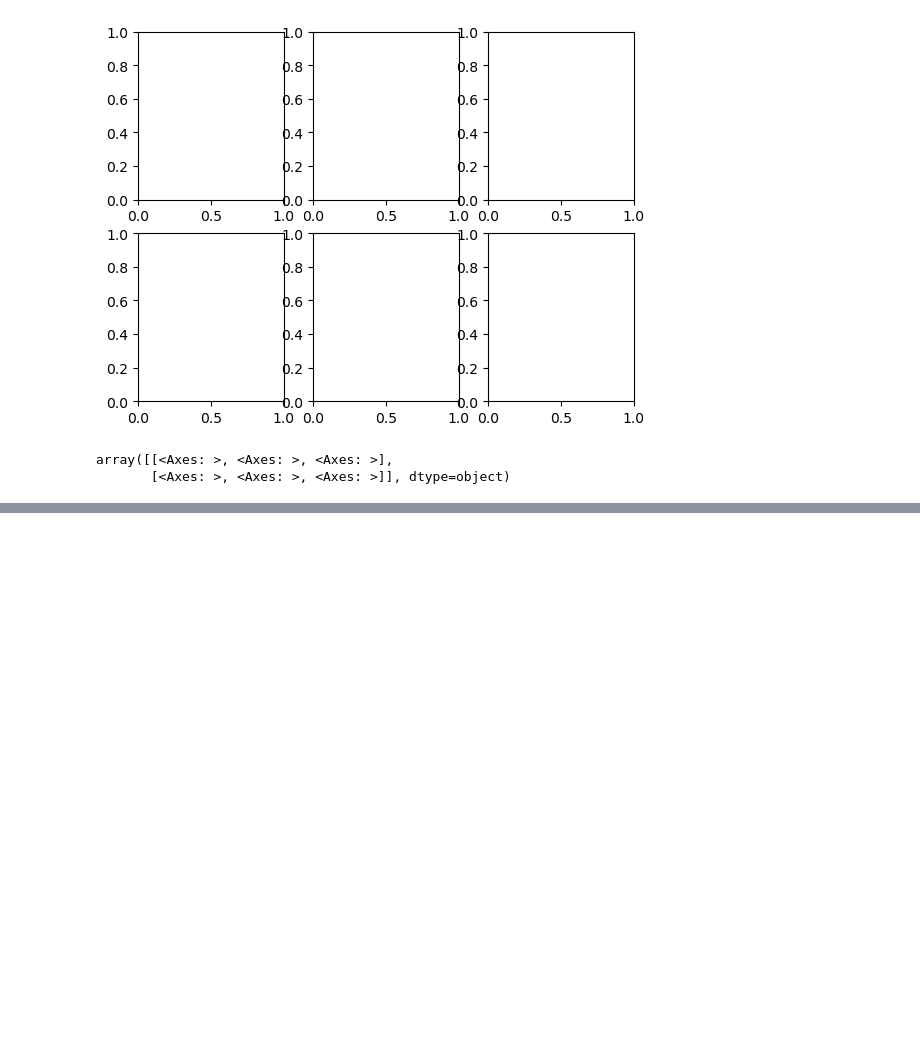
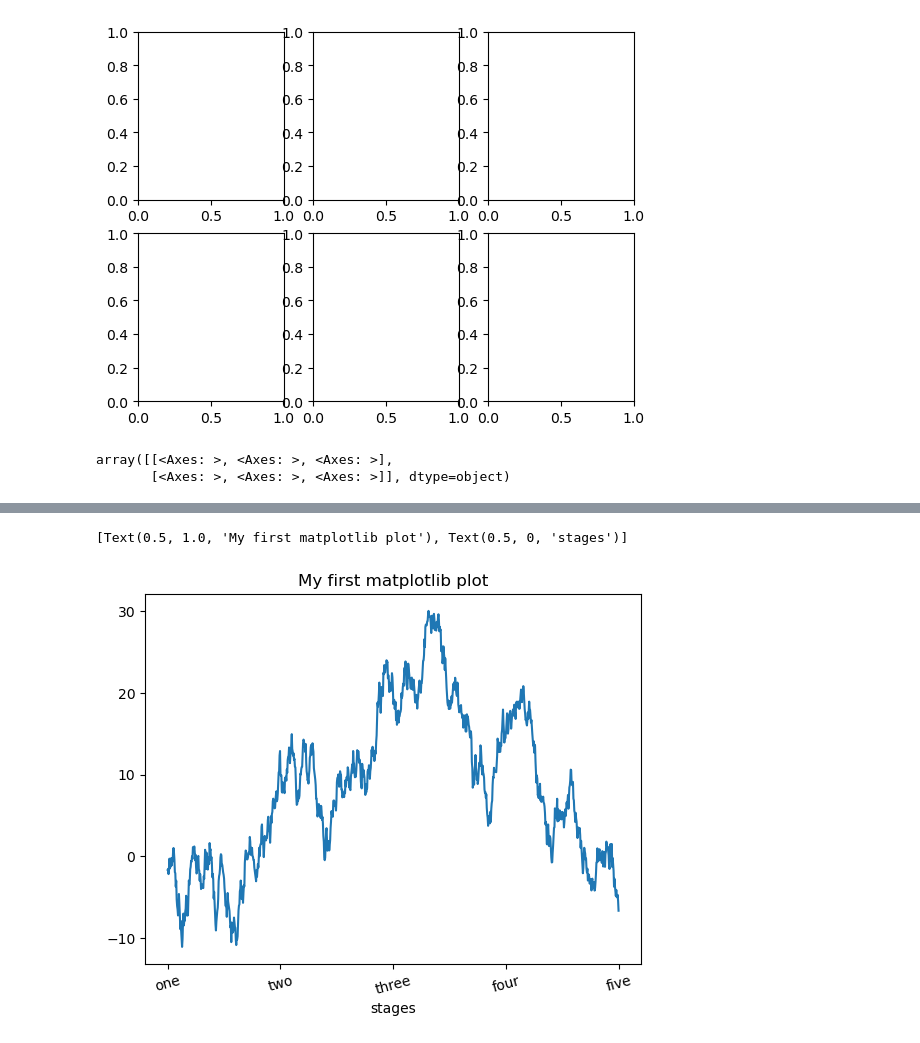
Before and after one commit to ChaceXYang/analytics-lab, a Jupyter notebook: py4da/Ch9.Visualization.ipynb, the cells around one changed output, grey strips where cells are left out. Drawn from its saved outputs; the diff is of its cells as text; code cells hidden in the pictures; blank space fills up the shorter version.

Commit message:
matplotlib patch

```diff
--- a/py4da/Ch9.Visualization.ipynb
+++ b/py4da/Ch9.Visualization.ipynb
@@ -88,8 +88,10 @@ ax.set_title("My first matplotlib plot",);
 # %%
 fig, ax = plt.subplots()
 ax.plot(np.random.standard_normal(1000).cumsum());
 ticks = ax.set_xticks([0, 250, 500, 750, 1000])
 labels = ax.set_xticklabels(["one", "two", "three", "four", "five"],
-                            rotation=30, fontsize=8)
-ax.set_xlabel("stage")
-ax.set_title("My first matplotlib plot",);
+                            rotation=15, fontsize=10)
+ax.set(title = "My first matplotlib plot", xlabel = "stages")
+# %% [output]
+[Text(0.5, 1.0, 'My first matplotlib plot'), Text(0.5, 0, 'stages')]
+[figure, added]
```
Also changed, not shown: parts of 10 cells of this notebook.
